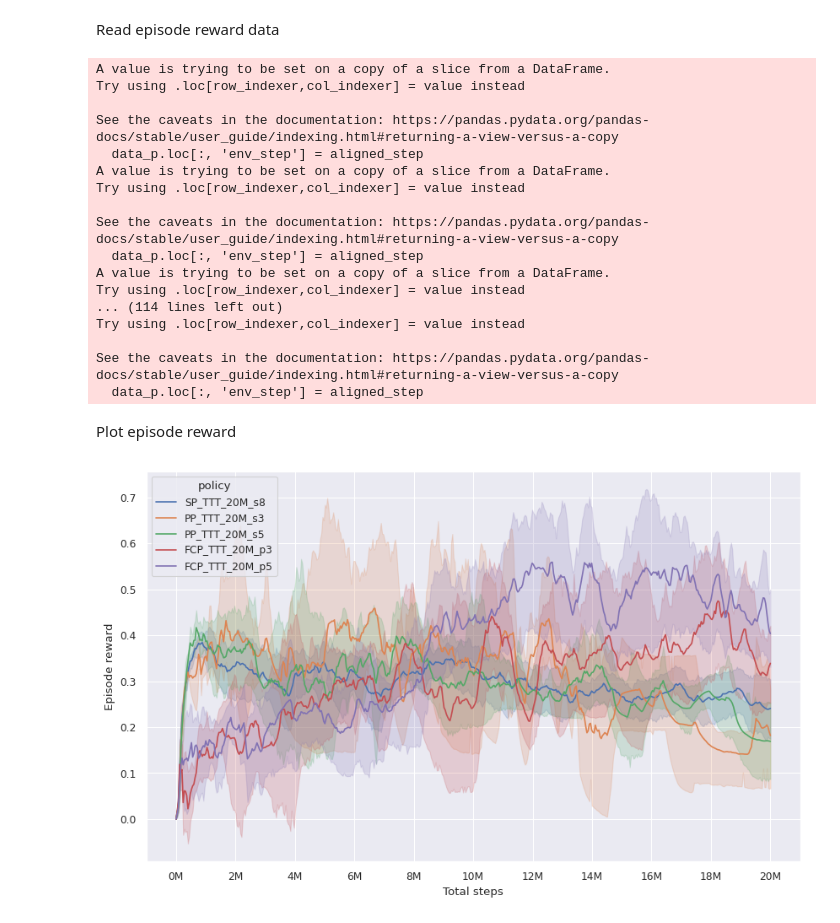
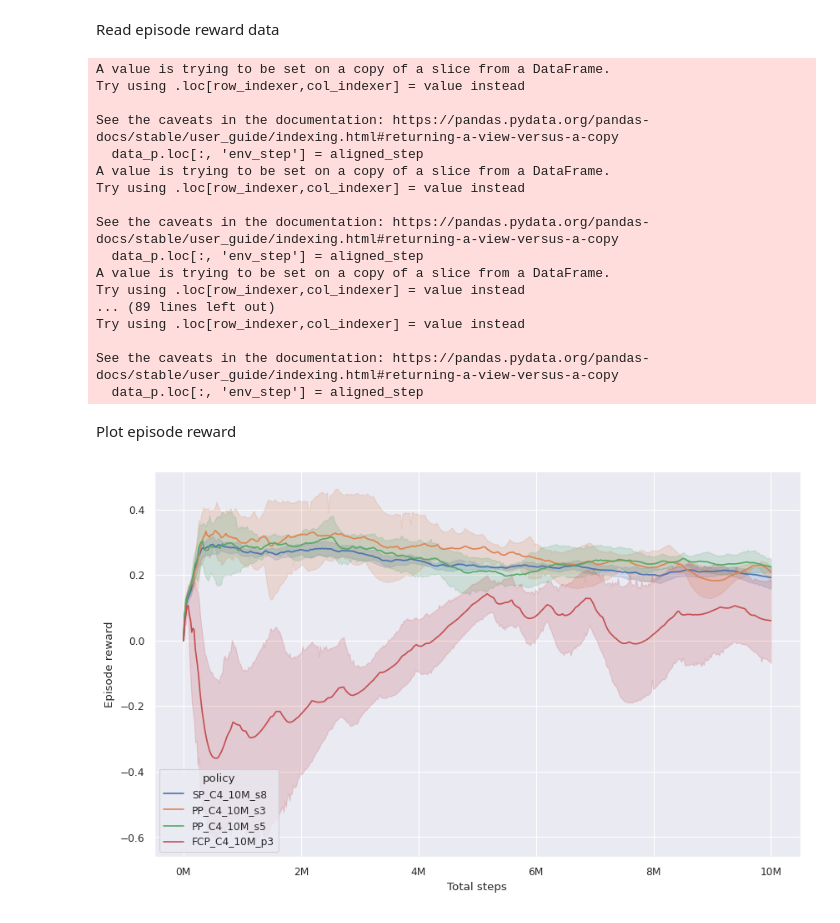
Before and after one commit to ThomasChen98/SIMPLE, a Jupyter notebook: app/plot_learning/learningCurve.ipynb, the cells around one changed output. Cells and saved outputs as stored; diff of their text form; code cells hidden in the pictures.

```diff
--- a/app/plot_learning/learningCurve.ipynb
+++ b/app/plot_learning/learningCurve.ipynb
@@ -14,5 +14,8 @@ figsize=(10, 6)
 export_dir = './'
 data_dir = '../data/'
 
+total_timestep = 11e6
+env_prefix = 'C4'
+
 sns.set()
 sns.set_context("paper")
@@ -216,15 +205,15 @@ def read_episode_data(policy_name, size, env_step, smooth_alpha):
 # %% [markdown]
 Read episode reward data
 # %%
-SP_s8_ep, SP_s8_plot_ep = read_episode_data('SP_TTT_20M_s8',500, 2e7, 0.00001)
-PP_s3_ep, PP_s3_plot_ep = read_episode_data('PP_TTT_20M_s3',500, 2e7, 0.00001)
-PP_s5_ep, PP_s5_plot_ep = read_episode_data('PP_TTT_20M_s5',500, 2e7, 0.00001)
-FCP_p3_ep, FCP_p3_plot_ep = read_episode_data('FCP_TTT_20M_p3',500, 2e7, 0.00001)
-FCP_p5_ep, FCP_p5_plot_ep = read_episode_data('FCP_TTT_20M_p5',500, 2e7, 0.00001)
+SP_s8_ep, SP_s8_plot_ep = read_episode_data('SP_C4_10M_s8',500, 1e7, 0.00001)
+PP_s3_ep, PP_s3_plot_ep = read_episode_data('PP_C4_10M_s3',500, 1e7, 0.00001)
+PP_s5_ep, PP_s5_plot_ep = read_episode_data('PP_C4_10M_s5',500, 1e7, 0.00001)
+FCP_p3_ep, FCP_p3_plot_ep = read_episode_data('FCP_C4_10M_p3',500, 1e7, 0.00001)
+# FCP_p5_ep, FCP_p5_plot_ep = read_episode_data('FCP_C4_10M_p5',500, 1e7, 0.00001)
 
-data_ep_plot = pd.concat([SP_s8_plot_ep, PP_s3_plot_ep, PP_s5_plot_ep, FCP_p3_plot_ep, FCP_p5_plot_ep], axis=0)
+data_ep_plot = pd.concat([SP_s8_plot_ep, PP_s3_plot_ep, PP_s5_plot_ep, FCP_p3_plot_ep], axis=0)
 compression_opts = dict(method='zip', archive_name='data_ep_plot.csv')
-data_ep_plot.to_csv(os.path.join(export_dir, 'data_ep_plot.zip'), index=False, compression=compression_opts)
+data_ep_plot.to_csv(os.path.join(export_dir, 'data_ep_plot_'+env_prefix+'.zip'), index=False, compression=compression_opts)
 # %% [output]
 A value is trying to be set on a copy of a slice from a DataFrame.
 Try using .loc[row_indexer,col_indexer] = value instead
@@ -238,7 +227,7 @@ See the caveats in the documentation: https://pandas.pydata.org/pandas-docs/stab
   data_p.loc[:, 'env_step'] = aligned_step
 A value is trying to be set on a copy of a slice from a DataFrame.
 Try using .loc[row_indexer,col_indexer] = value instead
-... (114 lines left out)
+... (89 lines left out)
 Try using .loc[row_indexer,col_indexer] = value instead
 
 See the caveats in the documentation: https://pandas.pydata.org/pandas-docs/stable/user_guide/indexing.html#returning-a-view-versus-a-copy
@@ -246,14 +235,14 @@ See the caveats in the documentation: https://pandas.pydata.org/pandas-docs/stab
 # %% [markdown]
 Plot episode reward
 # %%
-# data_plot = pd.read_csv('./data_plot.zip')
+# data_plot = pd.read_csv('./data_plot_'+env_prefix+'.zip')
 
 fig, ax = plt.subplots(figsize=figsize)
 g = sns.lineplot(data=data_ep_plot, x='env_step', y='episode_reward_smooth', hue='policy')
 ax.set(xlabel='Total steps', ylabel='Episode reward')
-plt.xticks(np.arange(0, 21e6, 2e6))
+plt.xticks(np.arange(0, total_timestep, 2e6))
 xlabels = ['{:.0f}'.format(x) + 'M' for x in g.get_xticks()/1e6]
 g.set_xticklabels(xlabels)
-plt.savefig(os.path.join(export_dir, 'episode_reward.pdf'), bbox_inches='tight')
+plt.savefig(os.path.join(export_dir, 'episode_reward_'+env_prefix+'.pdf'), bbox_inches='tight')
 # %% [output]
-[figure, old version]
+[figure, new version]
```
Also changed, not shown: parts of 9 cells of this notebook, 29 other files.
